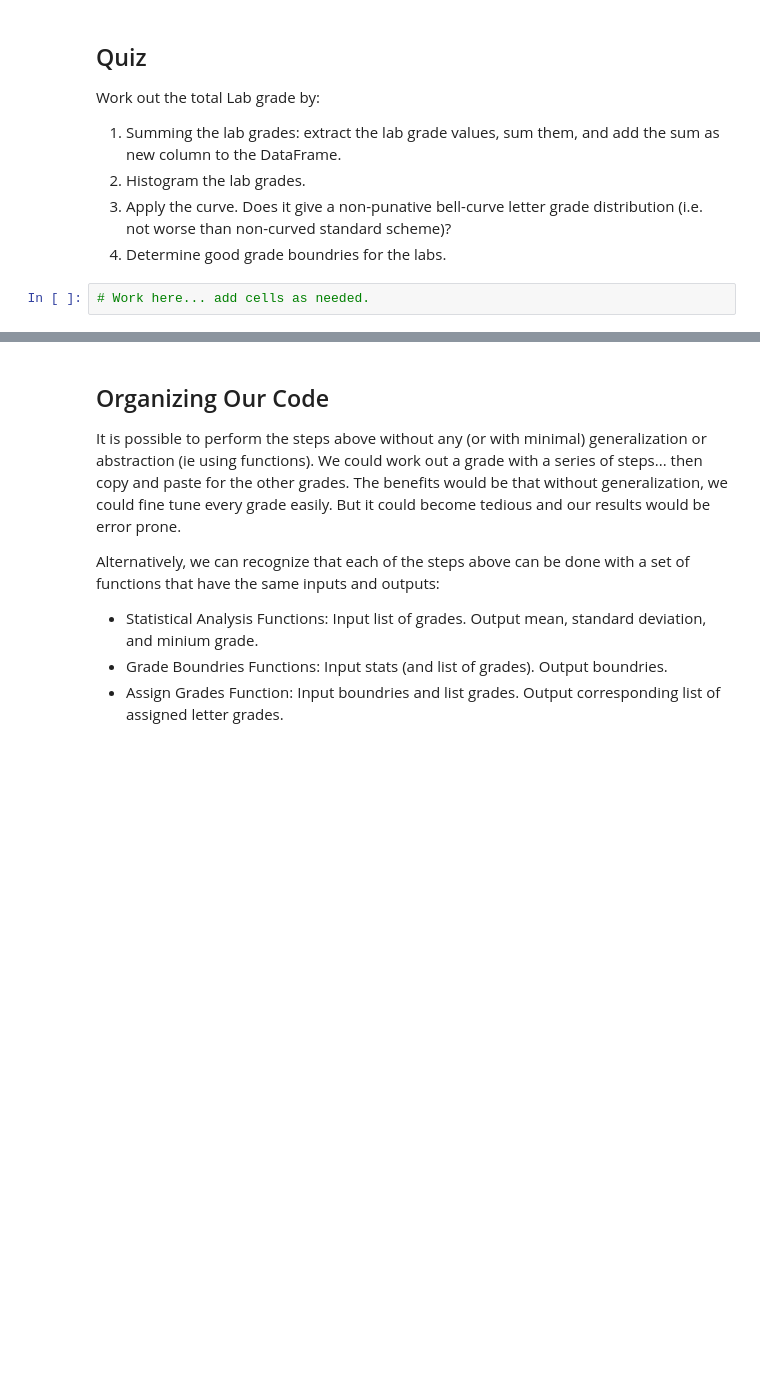
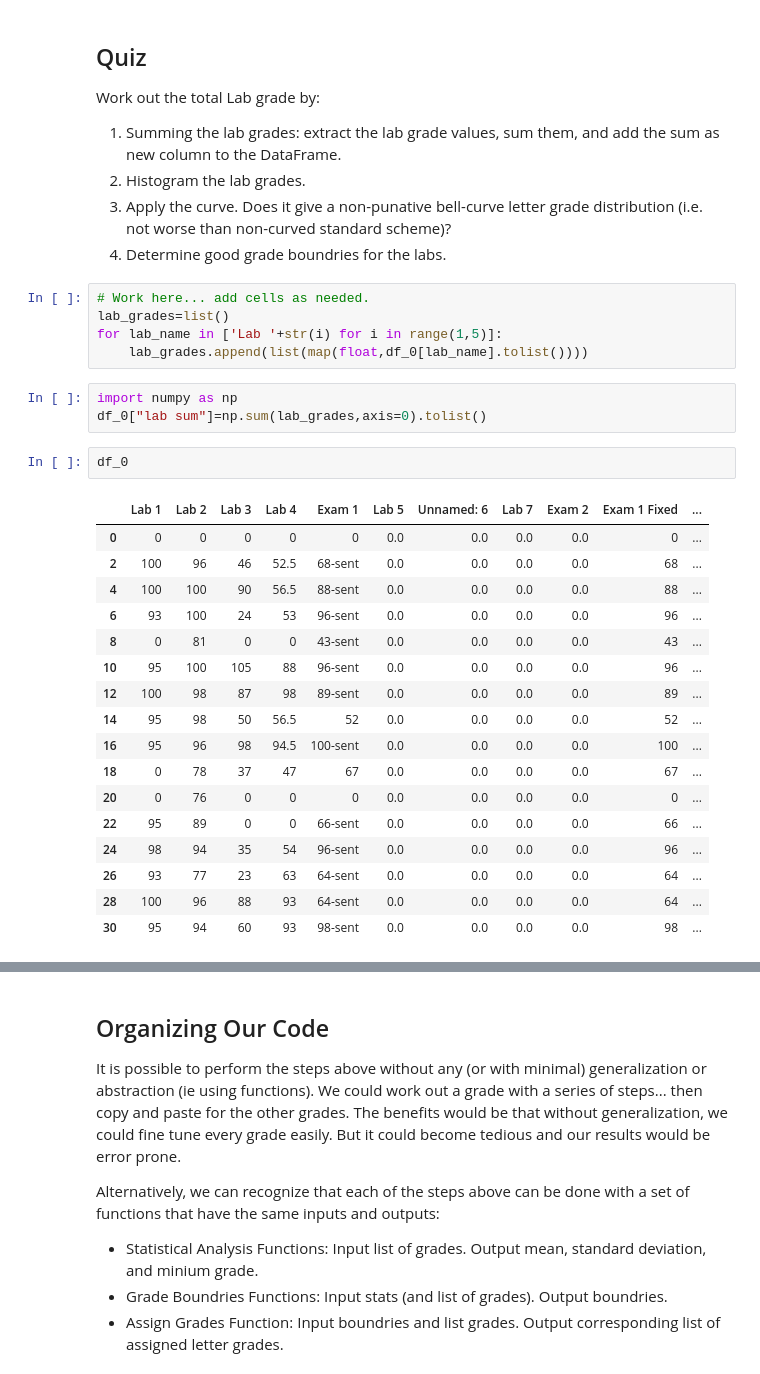
Before and after one commit to UTA-DataScience/DATA1401.2020.Fall, a Jupyter notebook: Lectures/Lecture.30/Lecture.30.ipynb, the cells around one changed output, grey strips where cells are left out. Cells and saved outputs as stored; diff of their text form; blank space fills up the shorter version.

```diff
--- a/Lectures/Lecture.30/Lecture.30.ipynb
+++ b/Lectures/Lecture.30/Lecture.30.ipynb
@@ -142,5 +219,31 @@ Work out the total Lab grade by:
 2. Histogram the lab grades.
 3. Apply the curve. Does it give a non-punative bell-curve letter grade distribution (i.e. not worse than non-curved standard scheme)?
 4. Determine good grade boundries for the labs.
-# %%
-# Work here... add cells as needed.
+# %%
+# Work here... add cells as needed.
+lab_grades=list()
+for lab_name in ['Lab '+str(i) for i in range(1,5)]:
+    lab_grades.append(list(map(float,df_0[lab_name].tolist())))
+# %%
+import numpy as np
+df_0["lab sum"]=np.sum(lab_grades,axis=0).tolist()
+# %%
+df_0
+# %% [output]
+|  | Lab 1 | Lab 2 | Lab 3 | Lab 4 | Exam 1 | Lab 5 | Unnamed: 6 | Lab 7 | Exam 2 | Exam 1 Fixed | ... |
+| 0 | 0 | 0 | 0 | 0 | 0 | 0.0 | 0.0 | 0.0 | 0.0 | 0 | ... |
+| 2 | 100 | 96 | 46 | 52.5 | 68-sent | 0.0 | 0.0 | 0.0 | 0.0 | 68 | ... |
+| 4 | 100 | 100 | 90 | 56.5 | 88-sent | 0.0 | 0.0 | 0.0 | 0.0 | 88 | ... |
+| 6 | 93 | 100 | 24 | 53 | 96-sent | 0.0 | 0.0 | 0.0 | 0.0 | 96 | ... |
+| 8 | 0 | 81 | 0 | 0 | 43-sent | 0.0 | 0.0 | 0.0 | 0.0 | 43 | ... |
+| 10 | 95 | 100 | 105 | 88 | 96-sent | 0.0 | 0.0 | 0.0 | 0.0 | 96 | ... |
+| 12 | 100 | 98 | 87 | 98 | 89-sent | 0.0 | 0.0 | 0.0 | 0.0 | 89 | ... |
+| 14 | 95 | 98 | 50 | 56.5 | 52 | 0.0 | 0.0 | 0.0 | 0.0 | 52 | ... |
+| 16 | 95 | 96 | 98 | 94.5 | 100-sent | 0.0 | 0.0 | 0.0 | 0.0 | 100 | ... |
+| 18 | 0 | 78 | 37 | 47 | 67 | 0.0 | 0.0 | 0.0 | 0.0 | 67 | ... |
+| 20 | 0 | 76 | 0 | 0 | 0 | 0.0 | 0.0 | 0.0 | 0.0 | 0 | ... |
+| 22 | 95 | 89 | 0 | 0 | 66-sent | 0.0 | 0.0 | 0.0 | 0.0 | 66 | ... |
+| 24 | 98 | 94 | 35 | 54 | 96-sent | 0.0 | 0.0 | 0.0 | 0.0 | 96 | ... |
+| 26 | 93 | 77 | 23 | 63 | 64-sent | 0.0 | 0.0 | 0.0 | 0.0 | 64 | ... |
+| 28 | 100 | 96 | 88 | 93 | 64-sent | 0.0 | 0.0 | 0.0 | 0.0 | 64 | ... |
+| 30 | 95 | 94 | 60 | 93 | 98-sent | 0.0 | 0.0 | 0.0 | 0.0 | 98 | ... |
```
Also changed, not shown: parts of 22 cells of this notebook, 14 other files.
